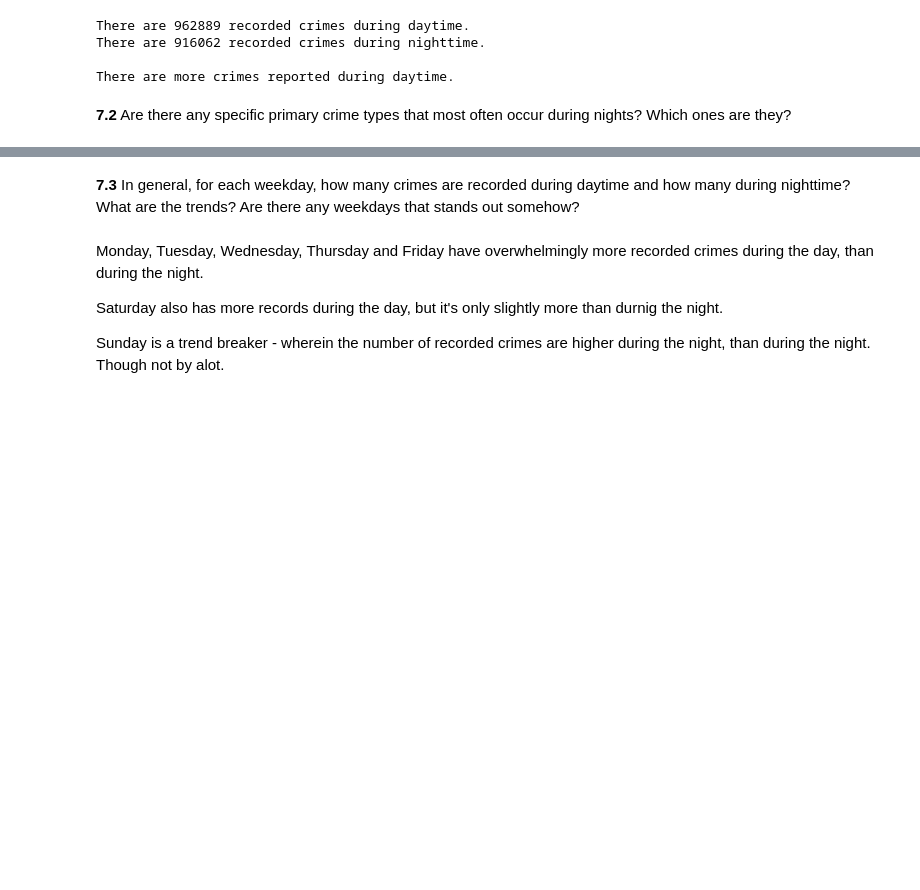
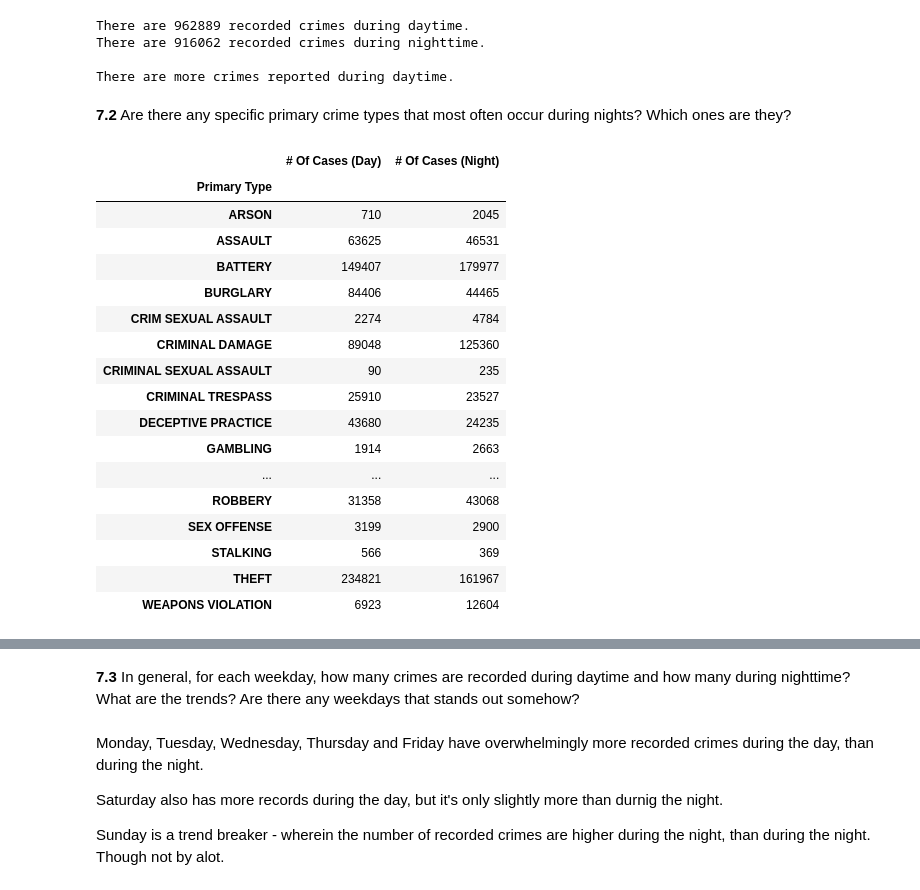
Before and after one commit to SVMino53/aiM24_Databehandling_Inlamning, a Jupyter notebook: chicago.ipynb, the cells around one changed output, grey strips where cells are left out. Cells and saved outputs as stored; diff of their text form; code cells hidden in the pictures; blank space fills up the shorter version.

```diff
--- a/chicago.ipynb
+++ b/chicago.ipynb
@@ -578,14 +569,14 @@ Name: Date, dtype: object
 # %%
 daytime_crimes_mask = chicago_crime_2008_to_2012_df["Date"].dt.hour.between(6, 17)
-daytime_crime_count = daytime_crimes_mask.sum()
-nighttime_crime_count = (~daytime_crimes_mask).sum()
+daytime_crimes_df = chicago_crime_2008_to_2012_df[daytime_crimes_mask]
+nighttime_crimes_df = chicago_crime_2008_to_2012_df[~daytime_crimes_mask]
 
-print(f"There are {daytime_crime_count} recorded crimes during daytime.")
-print(f"There are {nighttime_crime_count} recorded crimes during nighttime.")
+print(f"There are {len(daytime_crimes_df)} recorded crimes during daytime.")
+print(f"There are {len(nighttime_crimes_df)} recorded crimes during nighttime.")
 print()
-if daytime_crime_count > nighttime_crime_count:
+if len(daytime_crimes_df) > len(nighttime_crimes_df):
     print("There are more crimes reported during daytime.")
-elif daytime_crime_count < nighttime_crime_count:
+elif len(daytime_crimes_df) < len(nighttime_crimes_df):
     print("There are more crimes reported during nighttime.")
 else:
     print("There are an equal amount of crimes crimes reported during daytime and nighttime.")
@@ -596,3 +587,28 @@ There are 916062 recorded crimes during nighttime.
 There are more crimes reported during daytime.
 # %% [markdown]
 **7.2** Are there any specific primary crime types that most often occur during nights? Which ones are they?
+# %%
+daytime_type_counts_df = pd.DataFrame(daytime_crimes_df["Primary Type"].value_counts()).rename(columns={"count": "# Of Cases (Day)"})
+nighttime_type_counts_df = pd.DataFrame(nighttime_crimes_df["Primary Type"].value_counts()).rename(columns={"count": "# Of Cases (Night)"})
+day_night_type_counts_df = pd.merge(daytime_type_counts_df, nighttime_type_counts_df, "outer", on="Primary Type").fillna(0)
+day_night_type_counts_df["# Of Cases (Day)"] = day_night_type_counts_df["# Of Cases (Day)"].astype(int)
+day_night_type_counts_df
+# %% [output]
+|  | # Of Cases (Day) | # Of Cases (Night) |
+| Primary Type |  |  |
+| ARSON | 710 | 2045 |
+| ASSAULT | 63625 | 46531 |
+| BATTERY | 149407 | 179977 |
+| BURGLARY | 84406 | 44465 |
+| CRIM SEXUAL ASSAULT | 2274 | 4784 |
+| CRIMINAL DAMAGE | 89048 | 125360 |
+| CRIMINAL SEXUAL ASSAULT | 90 | 235 |
+| CRIMINAL TRESPASS | 25910 | 23527 |
+| DECEPTIVE PRACTICE | 43680 | 24235 |
+| GAMBLING | 1914 | 2663 |
+| ... | ... | ... |
+| ROBBERY | 31358 | 43068 |
+| SEX OFFENSE | 3199 | 2900 |
+| STALKING | 566 | 369 |
+| THEFT | 234821 | 161967 |
+| WEAPONS VIOLATION | 6923 | 12604 |
```
Also changed, not shown: parts of 10 cells of this notebook.
